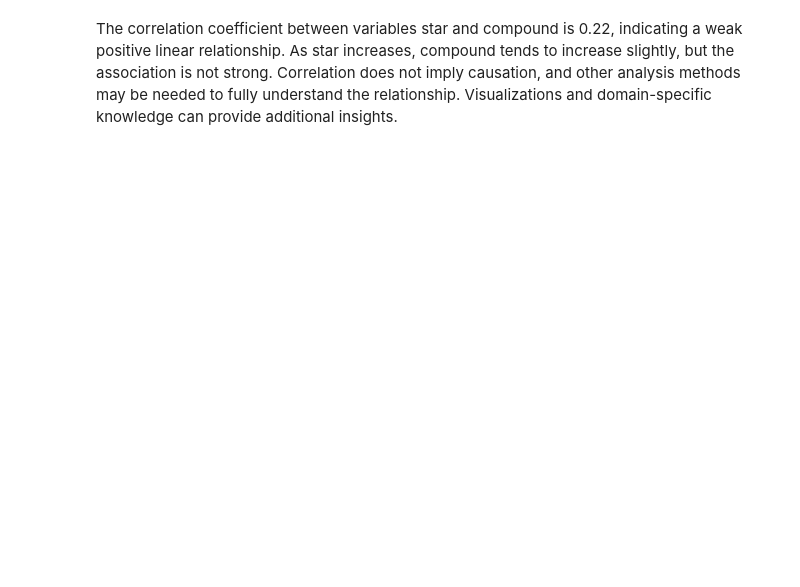
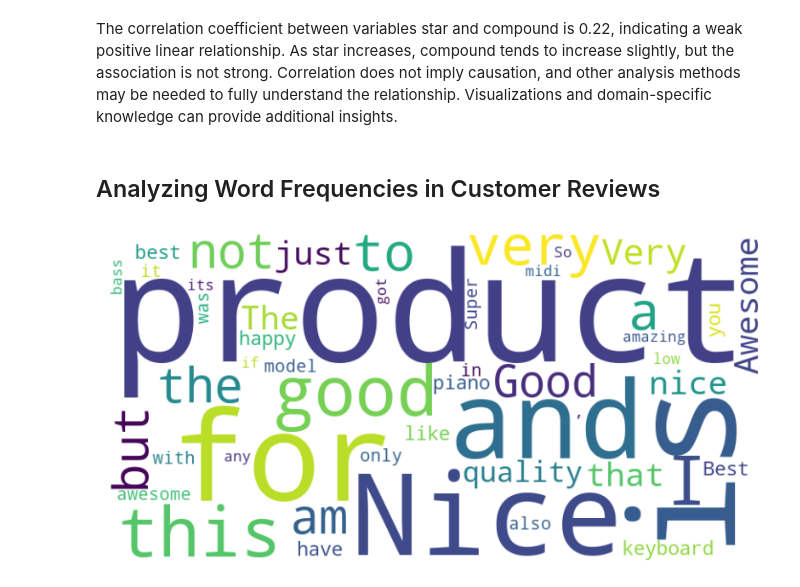
Before and after one commit to MEIVIKAS/-Analyzing-Customer-Sentiment-A-Study-of-Flipkart-Product-Reviews, a Jupyter notebook: machine reviewers.ipynb, the cells around one changed output. Cells and saved outputs as stored; diff of their text form; code cells hidden in the pictures; blank space fills up the shorter version.

Commit message:
Analyzing Word Frequencies in Customer Reviews

```diff
--- a/machine reviewers.ipynb
+++ b/machine reviewers.ipynb
@@ -220,2 +223,34 @@ correlation(star, compound)
 # %% [markdown]
 The correlation coefficient between variables star and compound is 0.22, indicating a weak positive linear relationship. As star increases, compound tends to increase slightly, but the association is not strong. Correlation does not imply causation, and other analysis methods may be needed to fully understand the relationship. Visualizations and domain-specific knowledge can provide additional insights.
+# %% [markdown]
+## Analyzing Word Frequencies in Customer Reviews
+# %%
+
+# Extract the text column and convert it to a list of strings
+text_data = vaders['Review'].tolist()
+
+# Create a Counter object to count the occurrences of each word
+word_counts = Counter()
+
+# Iterate over the text data and update the word counts
+for text in text_data:
+    words = text.split()
+    word_counts.update(words)
+
+# Get the 50 most common words and their counts
+top_words = word_counts.most_common(50)
+
+# Create a dictionary with the words as keys and their counts as values
+word_freq = dict(top_words)
+
+# Create a WordCloud object with the word frequencies
+wordcloud = WordCloud(width=800, height=400, background_color='white')
+wordcloud.generate_from_frequencies(word_freq)
+
+# Display the WordCloud
+plt.figure(figsize=(10, 5))
+plt.imshow(wordcloud, interpolation='bilinear')
+plt.axis('off')
+plt.show()
+# %% [output]
+[figure, added]
```
Also changed, not shown: parts of 4 cells of this notebook.
